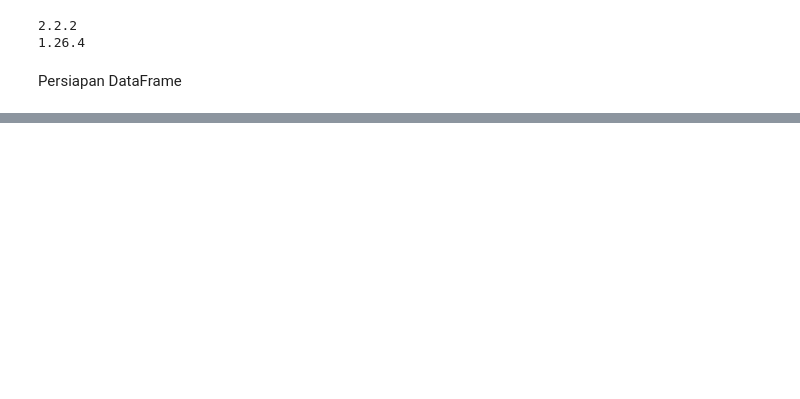
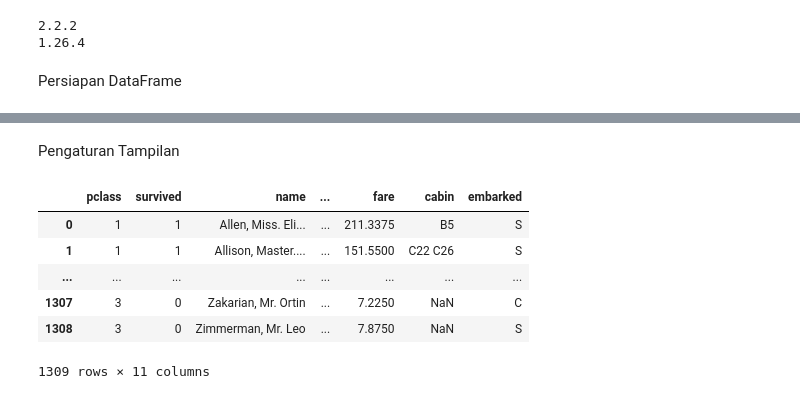
Before and after one commit to LatiefDataVisionary/pandas-with-indonesia-belajar, a Jupyter notebook: Pandas_25_Pengaturan_tampilan_pada_Python_Pandas___display_option__.ipynb, the cells around one changed output, grey strips where cells are left out. Drawn from its saved outputs; the diff is of its cells as text; code cells hidden in the pictures; blank space fills up the shorter version.

```diff
--- a/Pandas_25_Pengaturan_tampilan_pada_Python_Pandas___display_option__.ipynb
+++ b/Pandas_25_Pengaturan_tampilan_pada_Python_Pandas___display_option__.ipynb
@@ -15,0 +33,15 @@ Persiapan DataFrame
+# %% [markdown]
+Pengaturan Tampilan
+# %%
+pd.set_option('display.max_rows', 5)
+pd.set_option('display.max_columns', 6)
+pd.set_option('display.max_colwidth', 20)
+df
+# %% [output]
+|  | pclass | survived | name | ... | fare | cabin | embarked |
+| 0 | 1 | 1 | Allen, Miss. Eli... | ... | 211.3375 | B5 | S |
+| 1 | 1 | 1 | Allison, Master.... | ... | 151.5500 | C22 C26 | S |
+| ... | ... | ... | ... | ... | ... | ... | ... |
+| 1307 | 3 | 0 | Zakarian, Mr. Ortin | ... | 7.2250 | NaN | C |
+| 1308 | 3 | 0 | Zimmerman, Mr. Leo | ... | 7.8750 | NaN | S |
+1309 rows × 11 columns
```
Also changed, not shown: parts of 4 cells of this notebook.
